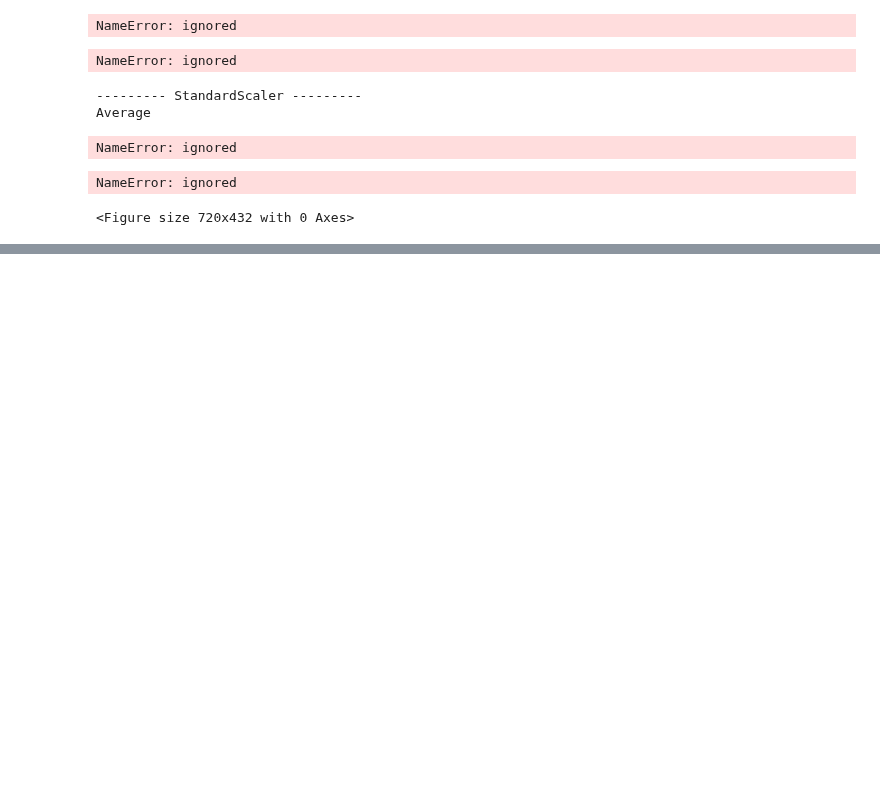
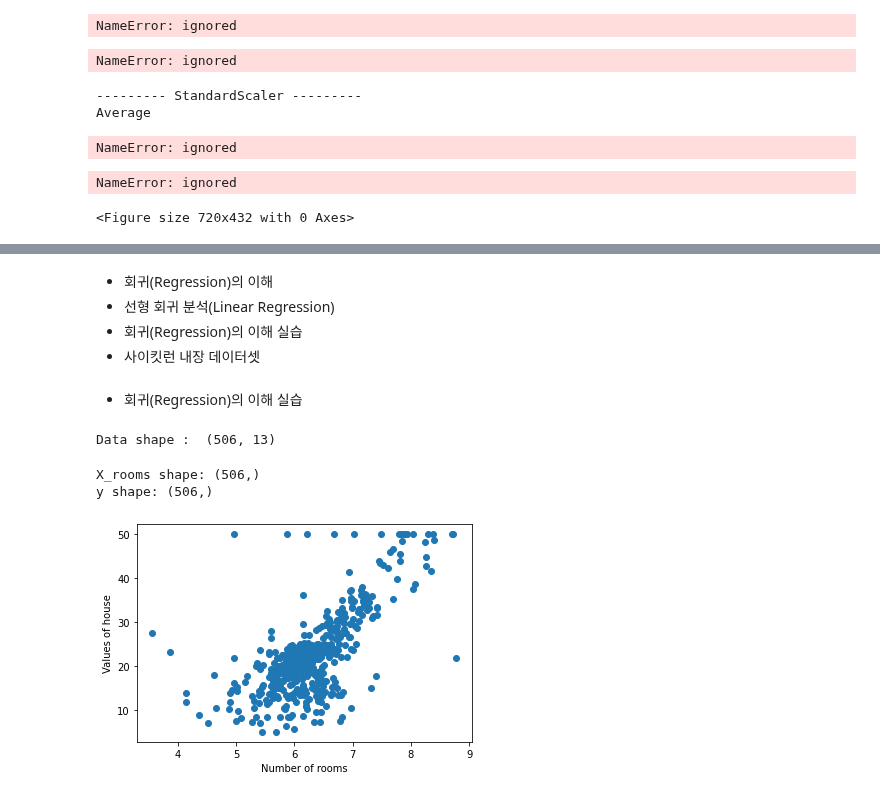
Before and after one commit to plumwiserim/data-analysis-2, a Jupyter notebook: Class6.ipynb, the cells around one changed output, grey strips where cells are left out. Saved outputs shown, nothing was run; the diff lists cells and outputs as text; code cells hidden in the pictures; blank space fills up the shorter version.

Commit message:
Colaboratory를 통해 생성됨 - 회귀(Regression)

```diff
--- a/Class6.ipynb
+++ b/Class6.ipynb
@@ -456,0 +459,7 @@ NameError: ignored
+# %% [markdown]
+- 회귀(Regression)의 이해
+- 선형 회귀 분석(Linear Regression)
+- 회귀(Regression)의 이해 실습
+- 사이킷런 내장 데이터셋
+# %% [markdown]
+- 회귀(Regression)의 이해 실습
@@ -456,0 +471,27 @@ NameError: ignored
+# %%
+# sklearn.datasets 모듈의 load_boston() 로딩
+from sklearn.datasets import load_boston
+
+# Boston housing price 데이터셋 로딩
+boston = load_boston()
+print('Data shape : ', boston.data.shape)
+# %% [output]
+Data shape :  (506, 13)
+# %%
+# 독립변수, 종속변수 데이터 정의
+X_rooms = boston.data[:,5]
+y = boston.target
+print('X_rooms shape:', X_rooms.shape)
+print('y shape:', y.shape)
+# %% [output]
+X_rooms shape: (506,)
+y shape: (506,)
+# %%
+# 산점도로 시각화
+plt.figure()
+plt.scatter(X_rooms, y)
+plt.xlabel('Number of rooms')
+plt.ylabel('Values of house')
+plt.show()
+# %% [output]
+[figure, added]
```
Also changed, not shown: parts of 2 cells of this notebook.
